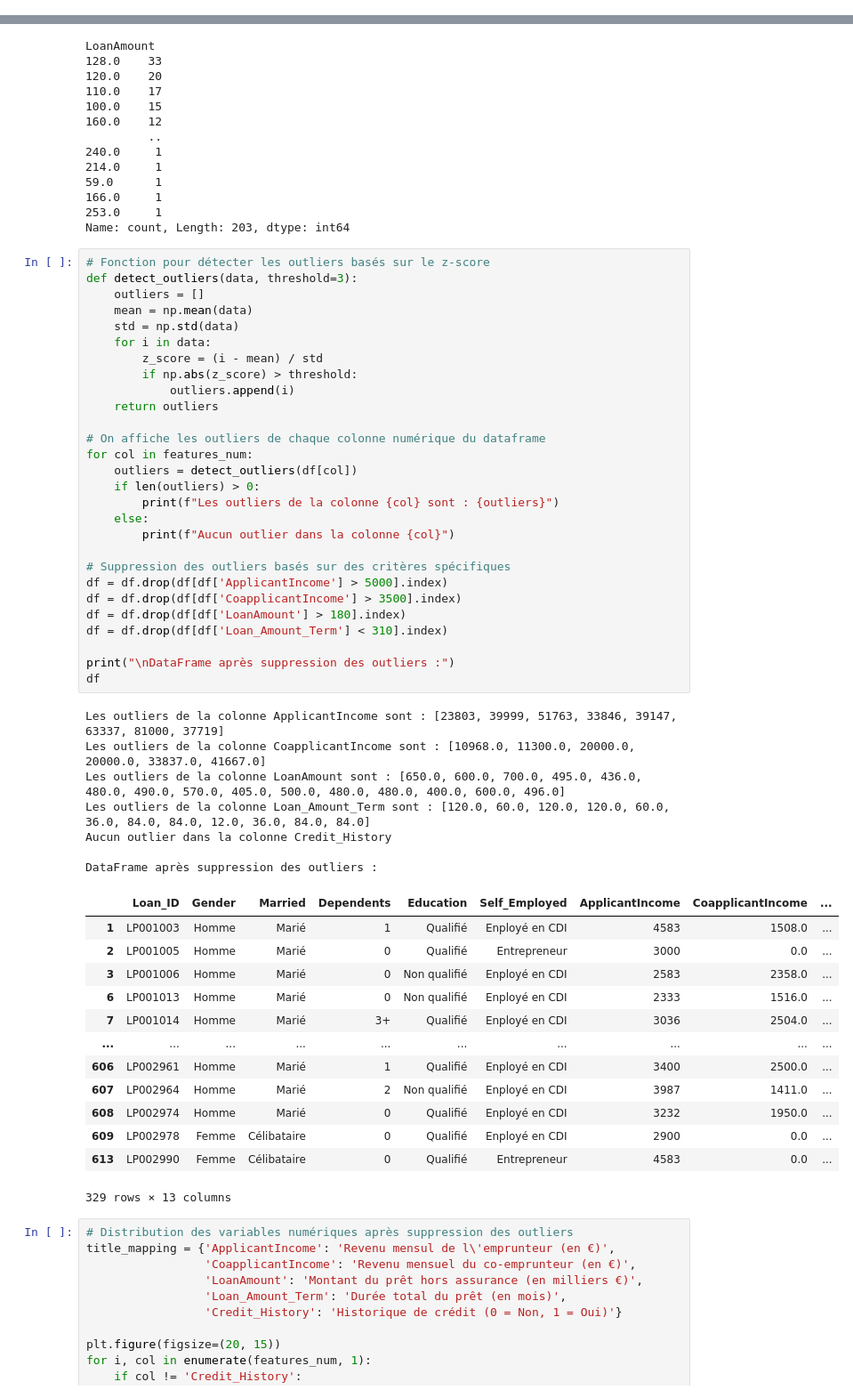
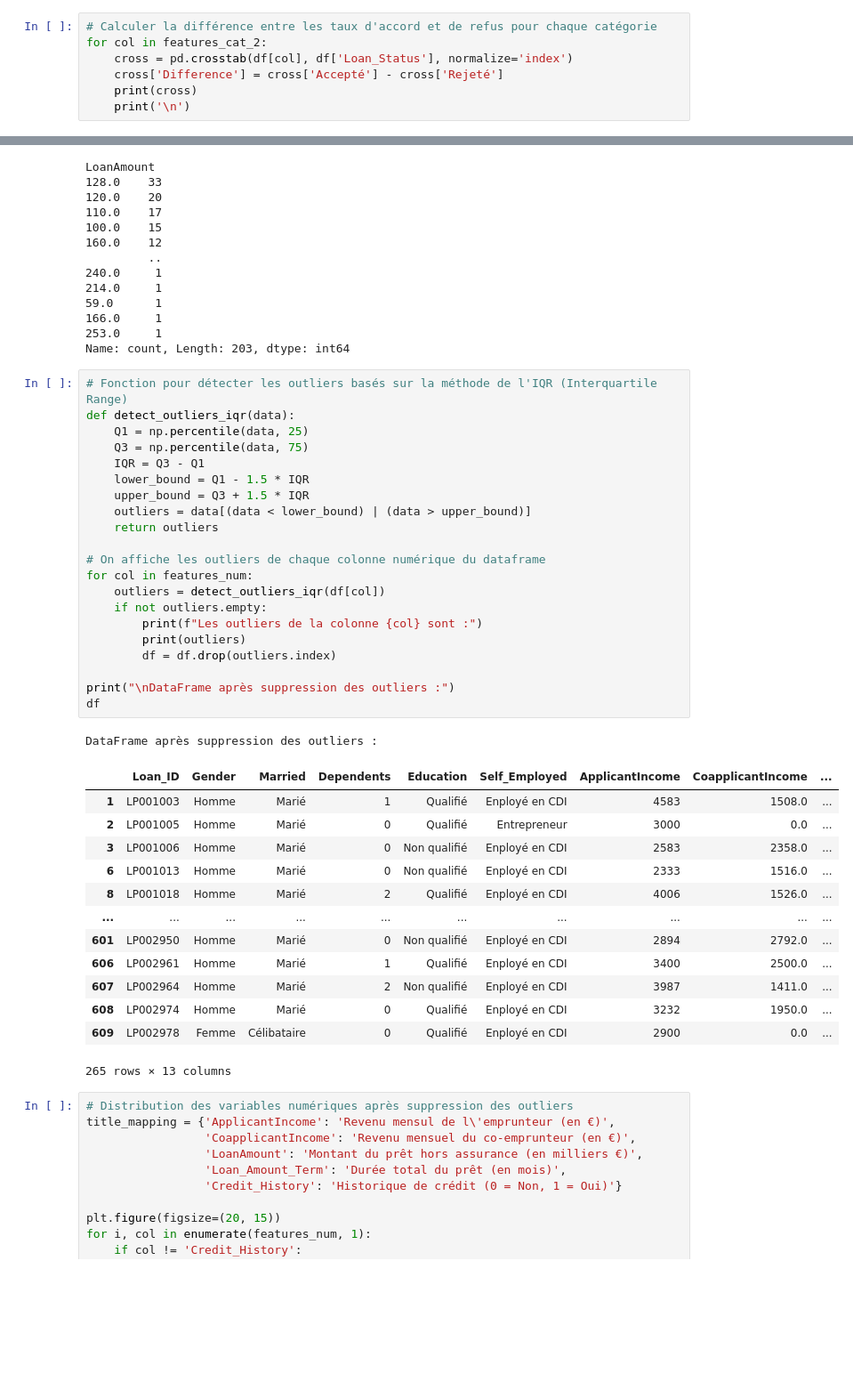
Before and after one commit to Patrick-NII/Analyse_Credits, a Jupyter notebook: EDA_Prets_Immo.ipynb, the cells around one changed output, grey strips where cells are left out. Shown at 89% size. Saved outputs shown, nothing was run; the diff lists cells and outputs as text; blank space fills up the shorter version.

```diff
--- a/EDA_Prets_Immo.ipynb
+++ b/EDA_Prets_Immo.ipynb
@@ -236,3 +236,10 @@ for i, col in enumerate(features_cat_2, 1):
 plt.show()
 # %% [output]
 [figure]
+# %%
+# Calculer la différence entre les taux d'accord et de refus pour chaque catégorie
+for col in features_cat_2:
+    cross = pd.crosstab(df[col], df['Loan_Status'], normalize='index')
+    cross['Difference'] = cross['Accepté'] - cross['Rejeté']
+    print(cross)
+    print('\n')
@@ -295,54 +331,41 @@ LoanAmount
 253.0     1
 Name: count, Length: 203, dtype: int64
 # %%
-# Fonction pour détecter les outliers basés sur le z-score
-def detect_outliers(data, threshold=3):
-    outliers = []
-    mean = np.mean(data)
-    std = np.std(data)
-    for i in data:
-        z_score = (i - mean) / std
-        if np.abs(z_score) > threshold:
-            outliers.append(i)
+# Fonction pour détecter les outliers basés sur la méthode de l'IQR (Interquartile Range)
+def detect_outliers_iqr(data):
+    Q1 = np.percentile(data, 25)
+    Q3 = np.percentile(data, 75)
+    IQR = Q3 - Q1
+    lower_bound = Q1 - 1.5 * IQR
+    upper_bound = Q3 + 1.5 * IQR
+    outliers = data[(data < lower_bound) | (data > upper_bound)]
     return outliers
 
 # On affiche les outliers de chaque colonne numérique du dataframe
 for col in features_num:
-    outliers = detect_outliers(df[col])
-    if len(outliers) > 0:
-        print(f"Les outliers de la colonne {col} sont : {outliers}")
-    else:
-        print(f"Aucun outlier dans la colonne {col}")
-
-# Suppression des outliers basés sur des critères spécifiques
-df = df.drop(df[df['ApplicantIncome'] > 5000].index)
-df = df.drop(df[df['CoapplicantIncome'] > 3500].index)
-df = df.drop(df[df['LoanAmount'] > 180].index)
-df = df.drop(df[df['Loan_Amount_Term'] < 310].index)
+    outliers = detect_outliers_iqr(df[col])
+    if not outliers.empty:
+        print(f"Les outliers de la colonne {col} sont :")
+        print(outliers)
+        df = df.drop(outliers.index)
 
 print("\nDataFrame après suppression des outliers :")
 df
 # %% [output]
-Les outliers de la colonne ApplicantIncome sont : [23803, 39999, 51763, 33846, 39147, 63337, 81000, 37719]
-Les outliers de la colonne CoapplicantIncome sont : [10968.0, 11300.0, 20000.0, 20000.0, 33837.0, 41667.0]
-Les outliers de la colonne LoanAmount sont : [650.0, 600.0, 700.0, 495.0, 436.0, 480.0, 490.0, 570.0, 405.0, 500.0, 480.0, 480.0, 400.0, 600.0, 496.0]
-Les outliers de la colonne Loan_Amount_Term sont : [120.0, 60.0, 120.0, 120.0, 60.0, 36.0, 84.0, 84.0, 12.0, 36.0, 84.0, 84.0]
-Aucun outlier dans la colonne Credit_History
-
 DataFrame après suppression des outliers :
 |  | Loan_ID | Gender | Married | Dependents | Education | Self_Employed | ApplicantIncome | CoapplicantIncome | ... |
 | 1 | LP001003 | Homme | Marié | 1 | Qualifié | Enployé en CDI | 4583 | 1508.0 | ... |
 | 2 | LP001005 | Homme | Marié | 0 | Qualifié | Entrepreneur | 3000 | 0.0 | ... |
 | 3 | LP001006 | Homme | Marié | 0 | Non qualifié | Enployé en CDI | 2583 | 2358.0 | ... |
 | 6 | LP001013 | Homme | Marié | 0 | Non qualifié | Enployé en CDI | 2333 | 1516.0 | ... |
-| 7 | LP001014 | Homme | Marié | 3+ | Qualifié | Enployé en CDI | 3036 | 2504.0 | ... |
+| 8 | LP001018 | Homme | Marié | 2 | Qualifié | Enployé en CDI | 4006 | 1526.0 | ... |
 | ... | ... | ... | ... | ... | ... | ... | ... | ... | ... |
+| 601 | LP002950 | Homme | Marié | 0 | Non qualifié | Enployé en CDI | 2894 | 2792.0 | ... |
 | 606 | LP002961 | Homme | Marié | 1 | Qualifié | Enployé en CDI | 3400 | 2500.0 | ... |
 | 607 | LP002964 | Homme | Marié | 2 | Non qualifié | Enployé en CDI | 3987 | 1411.0 | ... |
 | 608 | LP002974 | Homme | Marié | 0 | Qualifié | Enployé en CDI | 3232 | 1950.0 | ... |
 | 609 | LP002978 | Femme | Célibataire | 0 | Qualifié | Enployé en CDI | 2900 | 0.0 | ... |
-| 613 | LP002990 | Femme | Célibataire | 0 | Qualifié | Entrepreneur | 4583 | 0.0 | ... |
-329 rows × 13 columns
+265 rows × 13 columns
 # %%
 # Distribution des variables numériques après suppression des outliers
 title_mapping = {'ApplicantIncome': 'Revenu mensul de l\'emprunteur (en €)',
```
Also changed, not shown: parts of 3 cells of this notebook.
